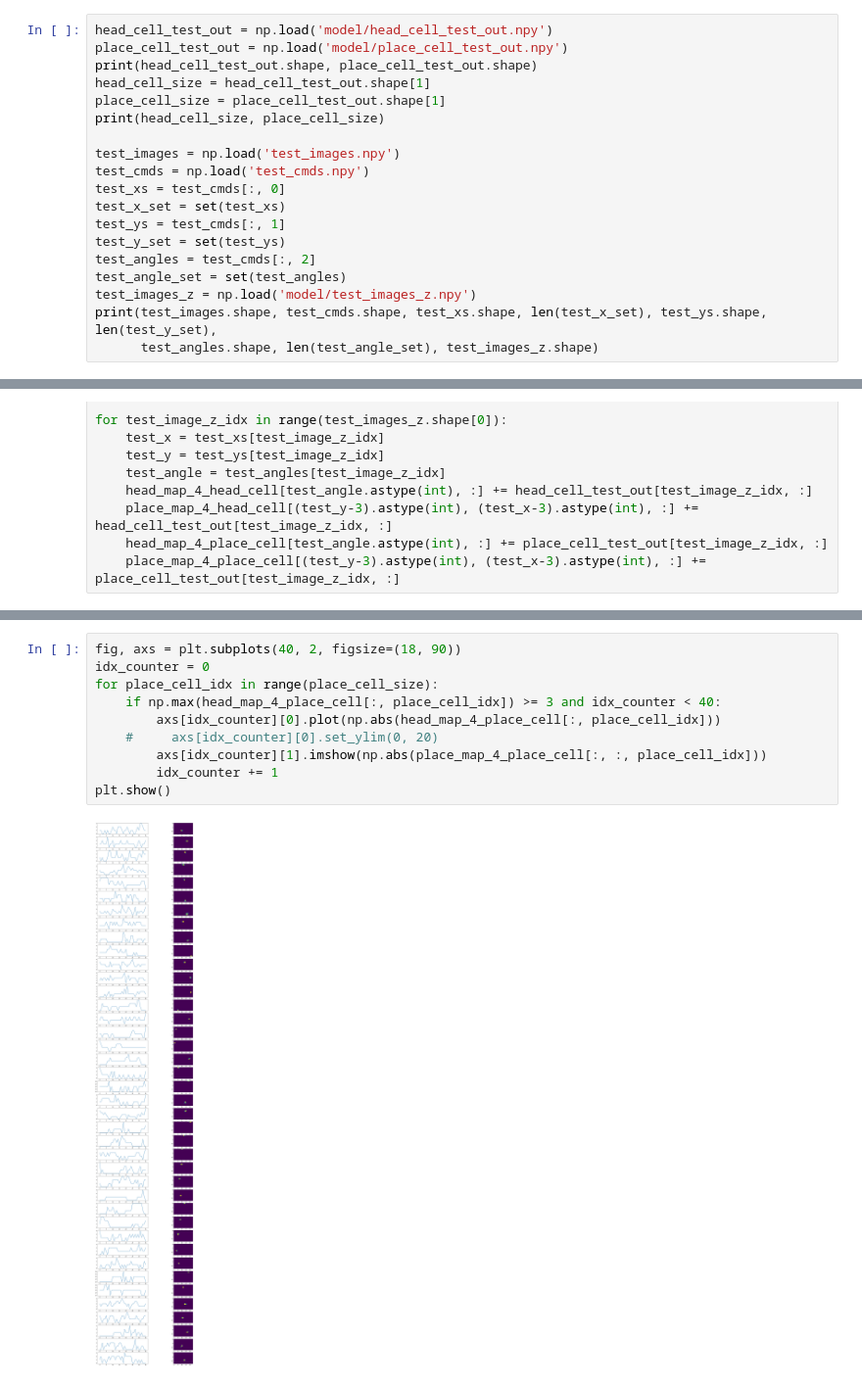
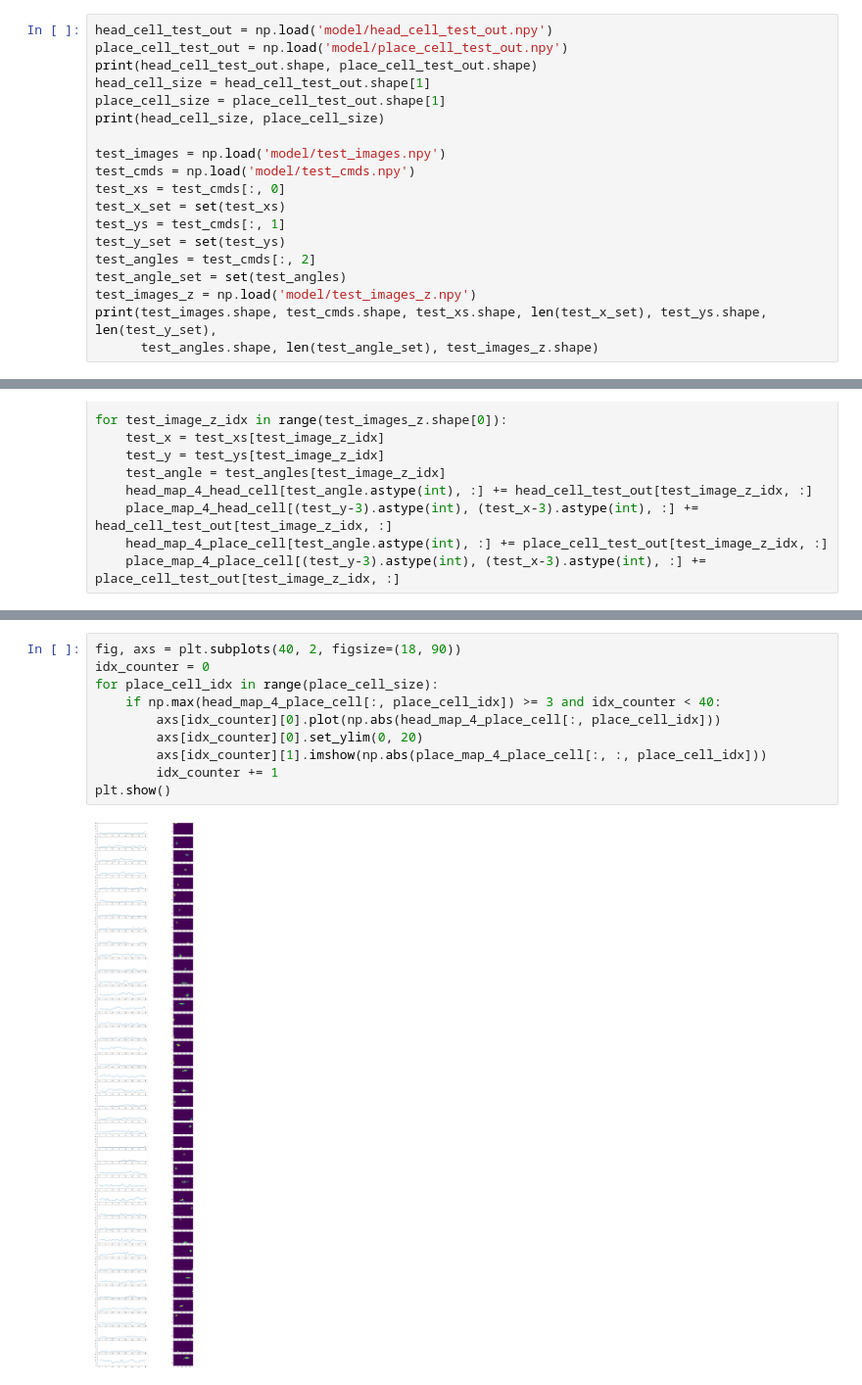
Before and after one commit to mislam5285/Unsupervised-Representation-Learning, a Jupyter notebook: Test4.ipynb, the cells around one changed output, grey strips where cells are left out. Shown at 98% size. Cells and saved outputs as stored; diff of their text form.

```diff
--- a/Test4.ipynb
+++ b/Test4.ipynb
@@ -290,8 +295,8 @@ head_cell_size = head_cell_test_out.shape[1]
 place_cell_size = place_cell_test_out.shape[1]
 print(head_cell_size, place_cell_size)
 
-test_images = np.load('test_images.npy')
-test_cmds = np.load('test_cmds.npy')
+test_images = np.load('model/test_images.npy')
+test_cmds = np.load('model/test_cmds.npy')
 test_xs = test_cmds[:, 0]
 test_x_set = set(test_xs)
 test_ys = test_cmds[:, 1]
@@ -334,12 +339,12 @@ plt.show()
 # %%
 fig, axs = plt.subplots(40, 2, figsize=(18, 90))
 idx_counter = 0
 for place_cell_idx in range(place_cell_size):
     if np.max(head_map_4_place_cell[:, place_cell_idx]) >= 3 and idx_counter < 40:
         axs[idx_counter][0].plot(np.abs(head_map_4_place_cell[:, place_cell_idx]))
-    #     axs[idx_counter][0].set_ylim(0, 20)
+        axs[idx_counter][0].set_ylim(0, 20)
         axs[idx_counter][1].imshow(np.abs(place_map_4_place_cell[:, :, place_cell_idx]))
         idx_counter += 1
 plt.show()
 # %% [output]
-[figure, old version]
+[figure, new version]
```
Also changed, not shown: parts of 8 cells of this notebook, 1 other file.
